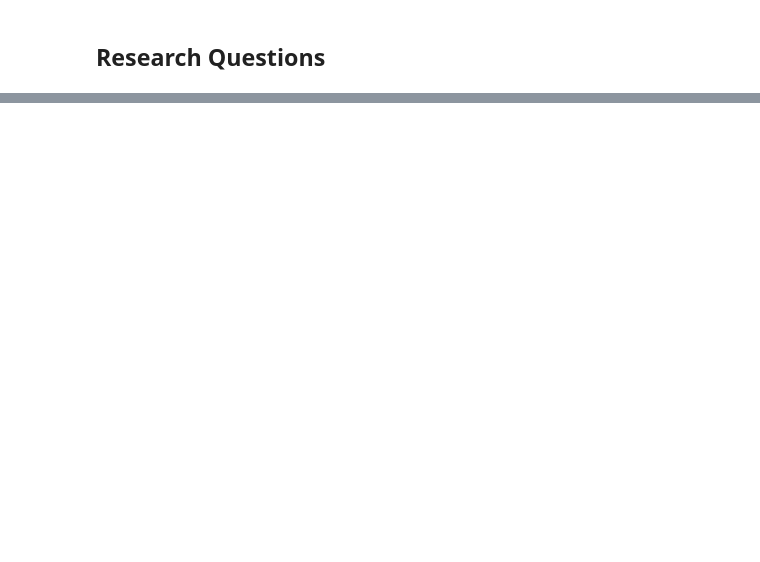
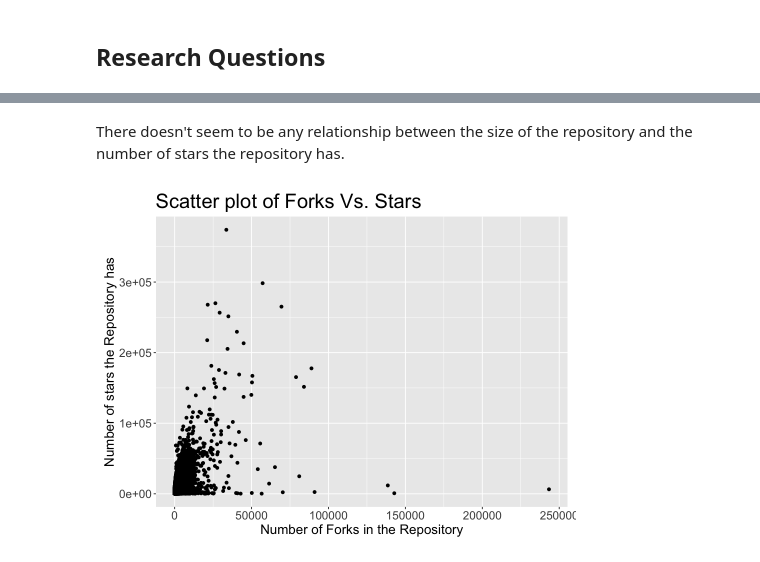
Before and after one commit to loayalabri/GitHubReposAnalysis, a Jupyter notebook: Planning_stage.ipynb, the cells around one changed output, grey strips where cells are left out. Cells and saved outputs as stored; diff of their text form; code cells hidden in the pictures; blank space fills up the shorter version.

```diff
--- a/Planning_stage.ipynb
+++ b/Planning_stage.ipynb
@@ -64,0 +238,18 @@ In this project, we are will investigate the following questions:
+# %% [markdown]
+There doesn't seem to be any relationship between the size of the repository and the number of stars the repository has.
+# %%
+forks_stars_plot <- git_rep %>%
+    ggplot(aes(x=Forks, y = Stars)) +
+    geom_point() +
+    labs(title = "Scatter plot of Forks Vs. Stars",
+    x = "Number of Forks in the Repository",
+    y = "Number of stars the Repository has") +
+    theme(
+    plot.title = element_text(size = 24),
+    axis.title = element_text(size = 16),
+    axis.text = element_text(size = 14),
+    plot.margin = margin(10, 10, 10, 10)
+  )
+forks_stars_plot
+# %% [output]
+[figure, added]
```
Also changed, not shown: parts of 43 cells of this notebook, 1 other file.
